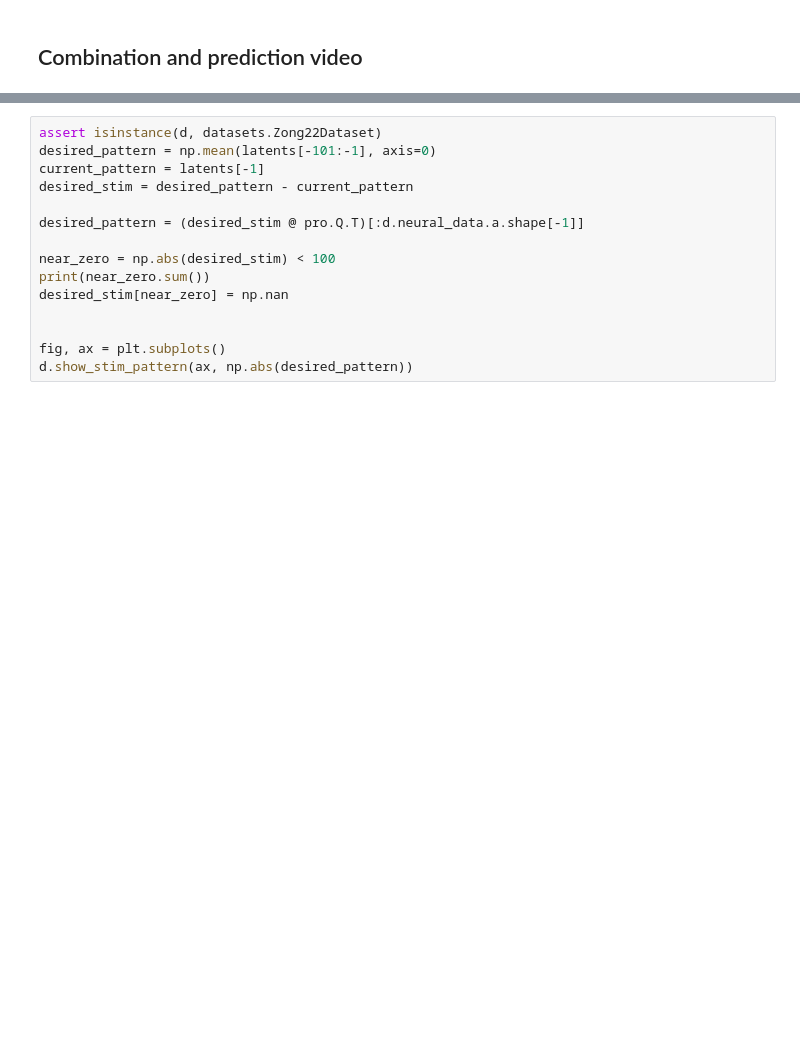
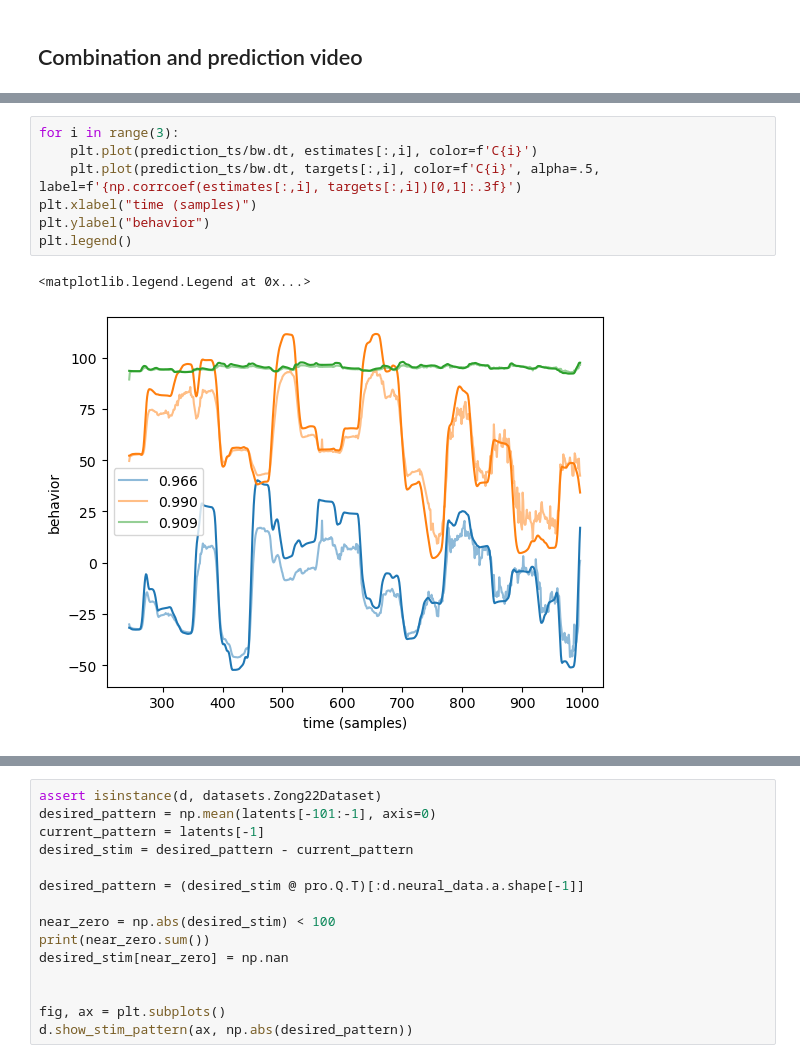
Before and after one commit to draeloslab/AdaptiveLatents, a Jupyter notebook: workspace/sfn_figures.ipynb, the cells around one changed output, grey strips where cells are left out. Saved outputs shown, nothing was run; the diff lists cells and outputs as text; blank space fills up the shorter version.

```diff
--- a/workspace/sfn_figures.ipynb
+++ b/workspace/sfn_figures.ipynb
@@ -154,3 +165,13 @@ for i in range(3):
+# %%
+for i in range(3):
+    plt.plot(prediction_ts/bw.dt, estimates[:,i], color=f'C{i}')
+    plt.plot(prediction_ts/bw.dt, targets[:,i], color=f'C{i}', alpha=.5, label=f'{np.corrcoef(estimates[:,i], targets[:,i])[0,1]:.3f}')
+plt.xlabel("time (samples)")
+plt.ylabel("behavior")
+plt.legend()
+# %% [output]
+<matplotlib.legend.Legend at 0x...>
+[figure, added]
 # %%
 
 %matplotlib inline
```
Also changed, not shown: parts of 5 cells of this notebook, 4 other files.
